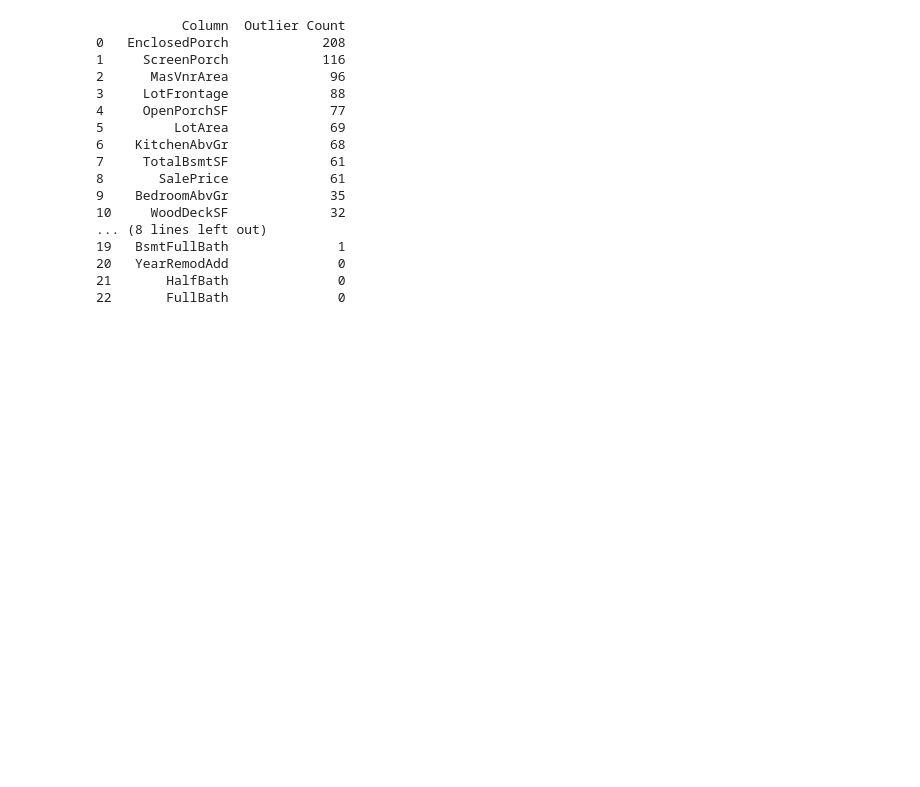
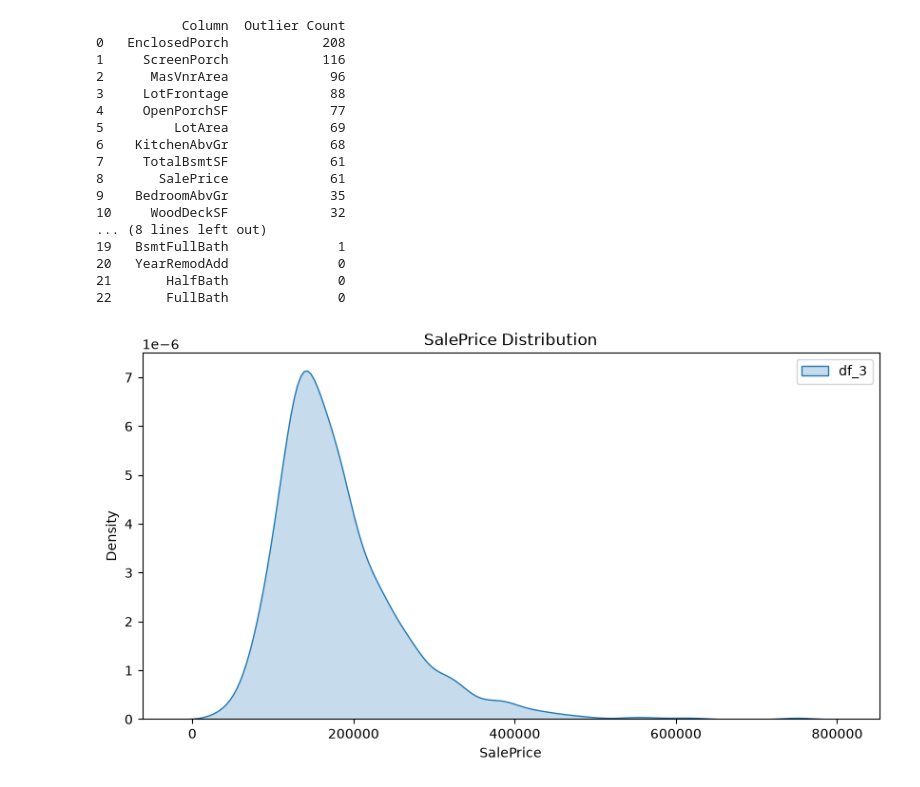
Before and after one commit to sahilsaeidkhan/just_Practice, a Jupyter notebook: house_prediction.ipynb, the cells around one changed output. Drawn from its saved outputs; the diff is of its cells as text; code cells hidden in the pictures; blank space fills up the shorter version.

```diff
--- a/house_prediction.ipynb
+++ b/house_prediction.ipynb
@@ -930,3 +930,12 @@ print(outlier_summary)
 20   YearRemodAdd              0
 21       HalfBath              0
 22       FullBath              0
+# %%
+plt.figure(figsize=(10,5))
+# kdeplot --> plot that shows pdf
+sns.kdeplot(df["SalePrice"], label="df_3", fill=True)
+plt.legend()
+plt.title("SalePrice Distribution")
+plt.show()
+# %% [output]
+[figure, added]
```
Also changed, not shown: parts of 3 cells of this notebook.
